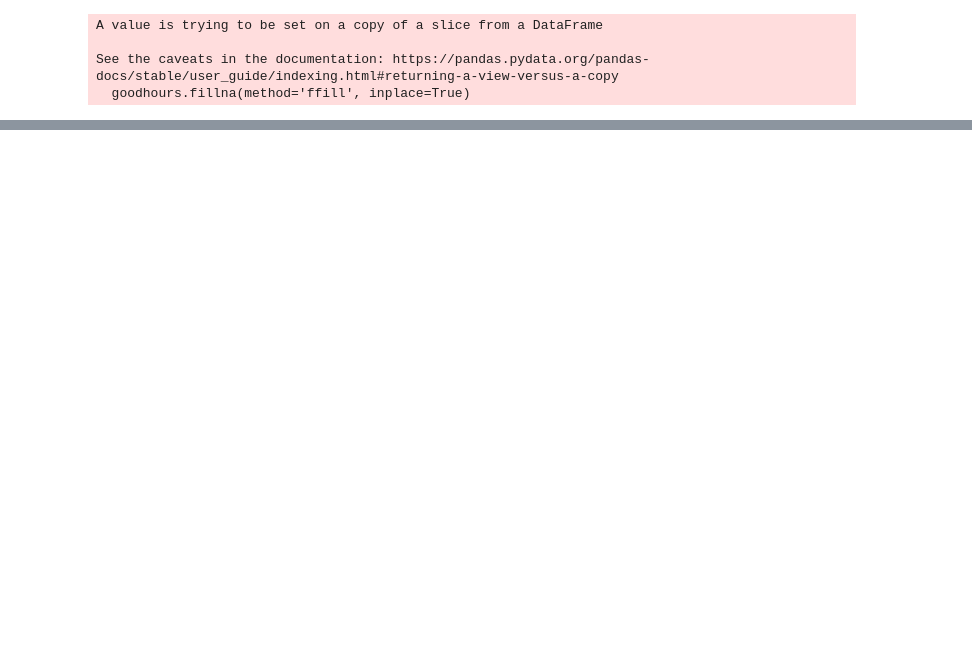
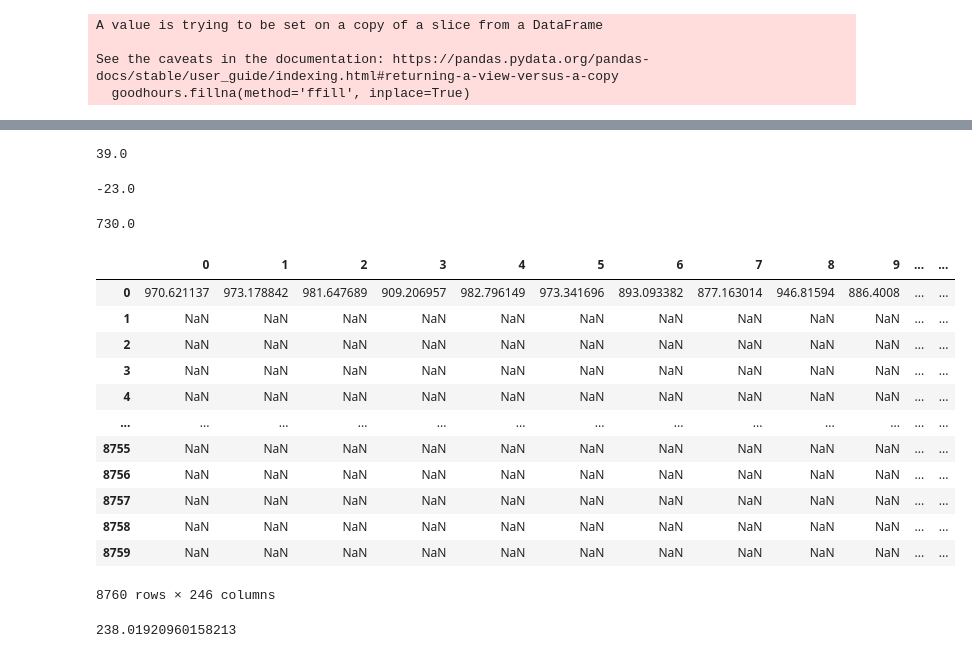
Before and after one commit to quentinferon/statbay, a Jupyter notebook: meteo_bayes.ipynb, the cells around one changed output, grey strips where cells are left out. Cells and saved outputs as stored; diff of their text form; code cells hidden in the pictures; blank space fills up the shorter version.

```diff
--- a/meteo_bayes.ipynb
+++ b/meteo_bayes.ipynb
@@ -88,0 +102,5 @@ Index(['26074001', '26168001', '26307001', '38269004', '38362001', '38384001',
+# %%
+N = len(goodhours.columns)
+T = len(goodhours)
+# %%
+Y = goodhours.rename(columns = dict(zip(goodhours.columns, range(N)))).reset_index(drop=True).apply(round)
@@ -88,0 +113,48 @@ Index(['26074001', '26168001', '26307001', '38269004', '38362001', '38384001',
+# %%
+max([max(Y[i]) for i in range(N)])
+# %% [output]
+39.0
+# %%
+min([min(Y[i]) for i in range(N)])
+# %% [output]
+-23.0
+# %%
+Cp = 1006
+g = 9.81
+p0 = 1013.25
+
+def pressure(T, z):
+    return p0*np.exp(-7*g*z/(2*Cp*(T + 273.15)))
+
+def temperature(p,z):
+    return 7*g*z/(2*Cp*np.log(p0/p)) - 273.15
+# %%
+T/12
+# %% [output]
+730.0
+# %%
+elevations = goodstations["height_sta"].values
+
+X = pd.DataFrame(index = range(T), columns = range(N))
+for i in range(N):
+    X[i][0] = np.mean([pressure(Y[i][j], elevations[i]) for j in range(int(T/12))])
+# %%
+X
+# %% [output]
+|  | 0 | 1 | 2 | 3 | 4 | 5 | 6 | 7 | 8 | 9 | ... | ... |
+| 0 | 970.621137 | 973.178842 | 981.647689 | 909.206957 | 982.796149 | 973.341696 | 893.093382 | 877.163014 | 946.81594 | 886.4008 | ... | ... |
+| 1 | NaN | NaN | NaN | NaN | NaN | NaN | NaN | NaN | NaN | NaN | ... | ... |
+| 2 | NaN | NaN | NaN | NaN | NaN | NaN | NaN | NaN | NaN | NaN | ... | ... |
+| 3 | NaN | NaN | NaN | NaN | NaN | NaN | NaN | NaN | NaN | NaN | ... | ... |
+| 4 | NaN | NaN | NaN | NaN | NaN | NaN | NaN | NaN | NaN | NaN | ... | ... |
+| ... | ... | ... | ... | ... | ... | ... | ... | ... | ... | ... | ... | ... |
+| 8755 | NaN | NaN | NaN | NaN | NaN | NaN | NaN | NaN | NaN | NaN | ... | ... |
+| 8756 | NaN | NaN | NaN | NaN | NaN | NaN | NaN | NaN | NaN | NaN | ... | ... |
+| 8757 | NaN | NaN | NaN | NaN | NaN | NaN | NaN | NaN | NaN | NaN | ... | ... |
+| 8758 | NaN | NaN | NaN | NaN | NaN | NaN | NaN | NaN | NaN | NaN | ... | ... |
+| 8759 | NaN | NaN | NaN | NaN | NaN | NaN | NaN | NaN | NaN | NaN | ... | ... |
+8760 rows × 246 columns
+# %%
+X.loc[0].max() - X.loc[0].min()
+# %% [output]
+238.01920960158213
```
Also changed, not shown: parts of 15 cells of this notebook, 1 other file.
